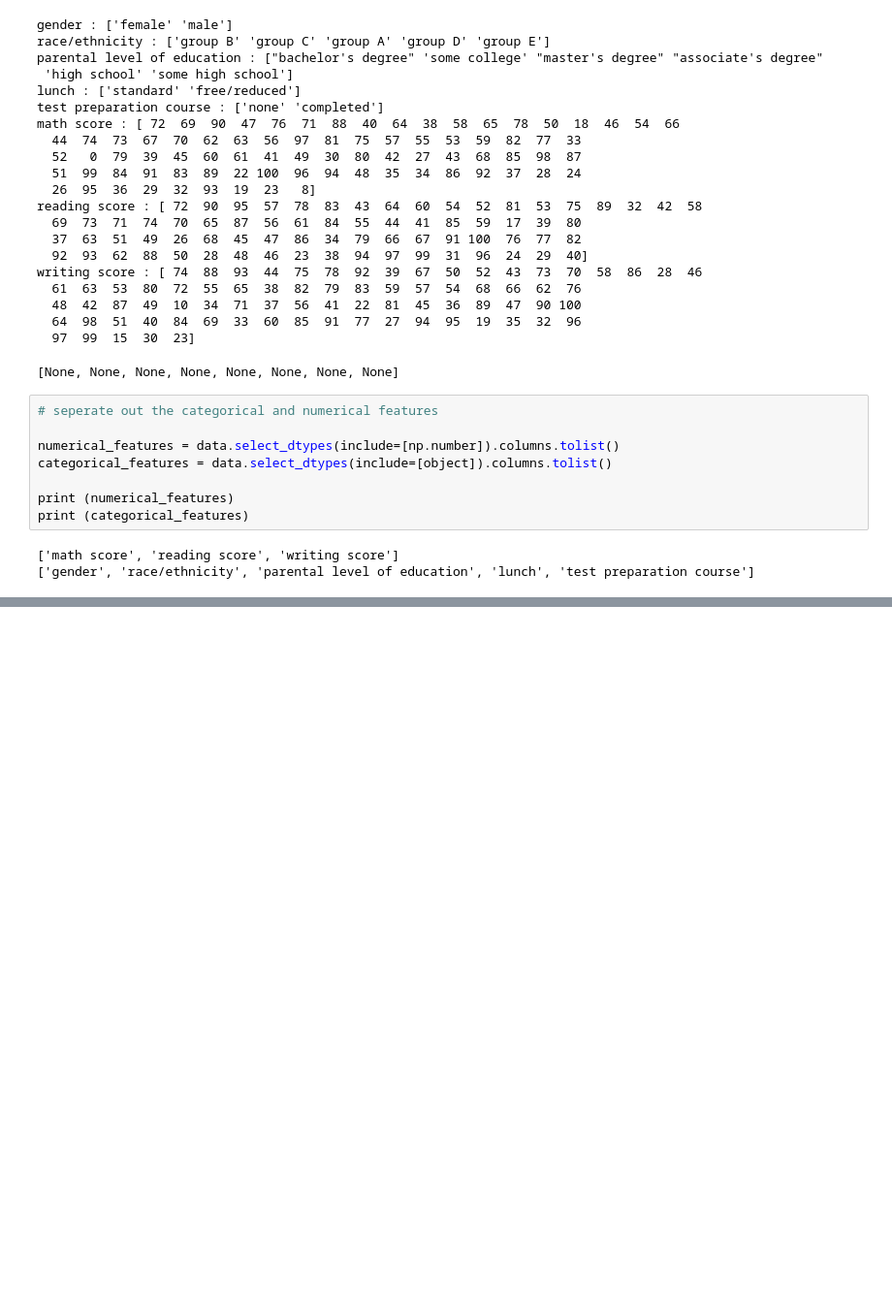
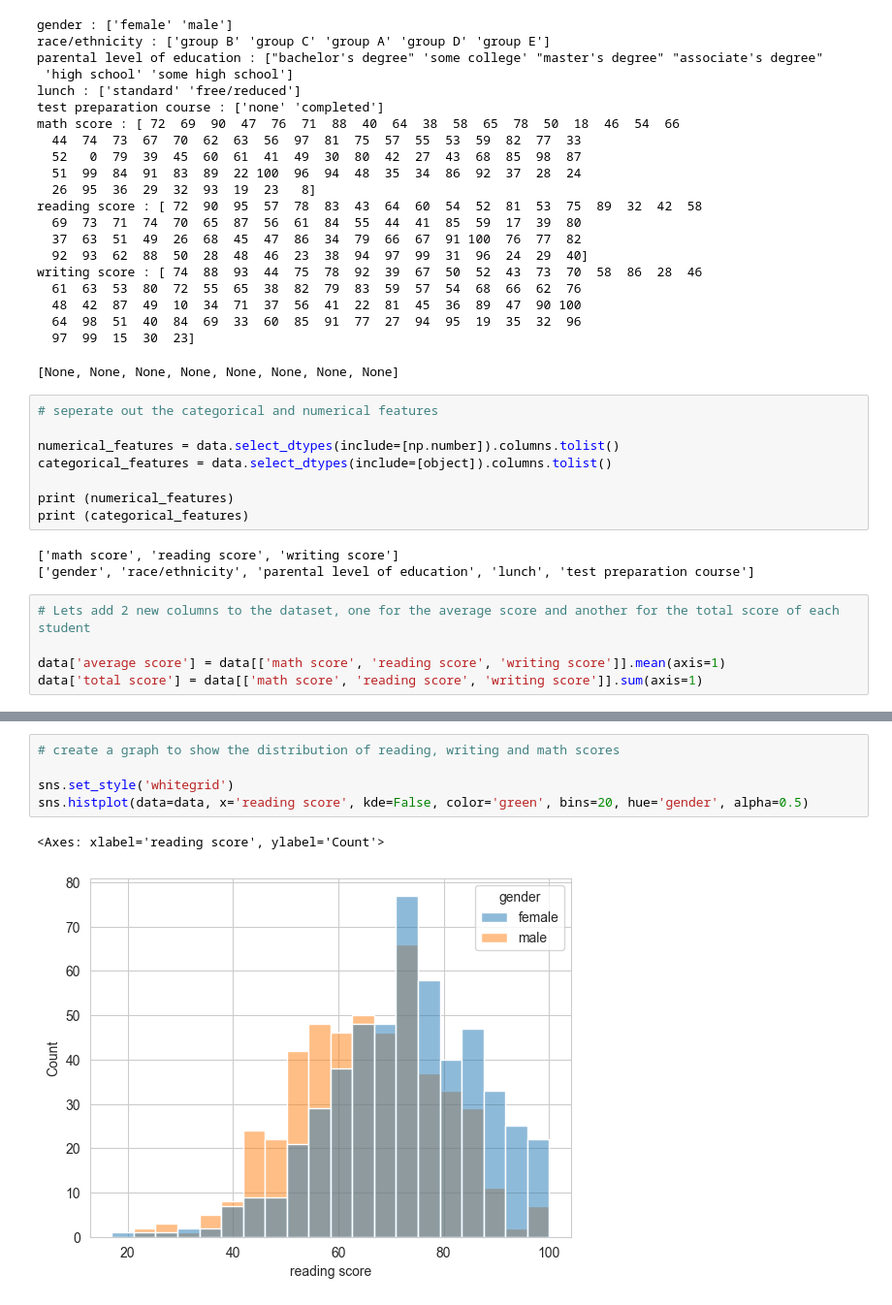
Before and after one commit to Pankajvpatil/StandardMLProject, a Jupyter notebook: notebooks/EDA.ipynb, the cells around one changed output, grey strips where cells are left out. Shown at 97% size. Saved outputs shown, nothing was run; the diff lists cells and outputs as text; blank space fills up the shorter version.

Commit message:
Data ingestion and transformation

```diff
--- a/notebooks/EDA.ipynb
+++ b/notebooks/EDA.ipynb
@@ -121,3 +121,8 @@ print (categorical_features)
 # %% [output]
 ['math score', 'reading score', 'writing score']
 ['gender', 'race/ethnicity', 'parental level of education', 'lunch', 'test preparation course']
+# %%
+# Lets add 2 new columns to the dataset, one for the average score and another for the total score of each student
+
+data['average score'] = data[['math score', 'reading score', 'writing score']].mean(axis=1)
+data['total score'] = data[['math score', 'reading score', 'writing score']].sum(axis=1)
@@ -123,0 +148,8 @@ print (categorical_features)
+# %%
+# create a graph to show the distribution of reading, writing and math scores
+
+sns.set_style('whitegrid')
+sns.histplot(data=data, x='reading score', kde=False, color='green', bins=20, hue='gender', alpha=0.5)
+# %% [output]
+<Axes: xlabel='reading score', ylabel='Count'>
+[figure, added]
```
Also changed, not shown: parts of 2 cells of this notebook, 9 other files.
